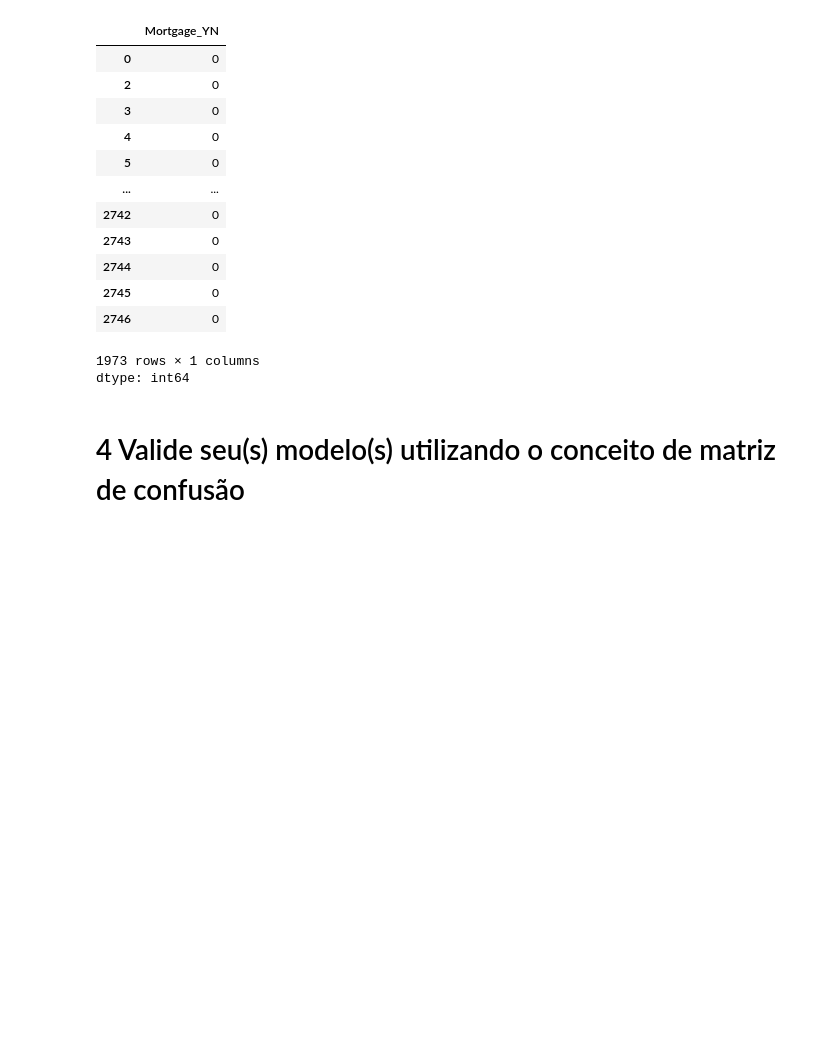
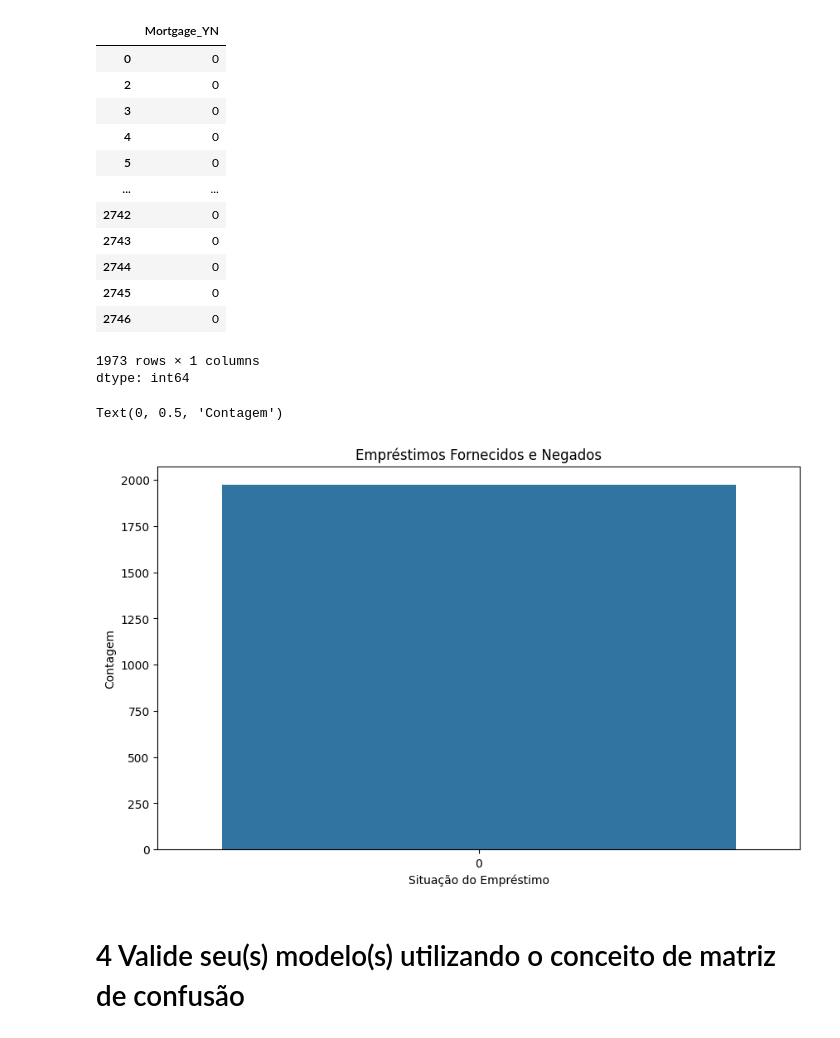
Before and after one commit to namespaiva/veraoUSP-ICDMQ, a Jupyter notebook: atividade.ipynb, the cells around one changed output. Drawn from its saved outputs; the diff is of its cells as text; code cells hidden in the pictures; blank space fills up the shorter version.

```diff
--- a/atividade.ipynb
+++ b/atividade.ipynb
@@ -343,6 +357,16 @@ test['Mortgage_YN']
 | 2746 | 0 |
 1973 rows × 1 columns
 dtype: int64
+# %%
+figsize = (10, 6)
+plt.figure(figsize=figsize)
+sns.countplot(x='Mortgage_YN', data=test)
+plt.title('Empréstimos Fornecidos e Negados')
+plt.xlabel('Situação do Empréstimo')
+plt.ylabel('Contagem')
+# %% [output]
+Text(0, 0.5, 'Contagem')
+[figure, added]
 # %% [markdown]
 # 4 Valide seu(s) modelo(s) utilizando o conceito de matriz de confusão
 # %%
```
Also changed, not shown: parts of 10 cells of this notebook.
